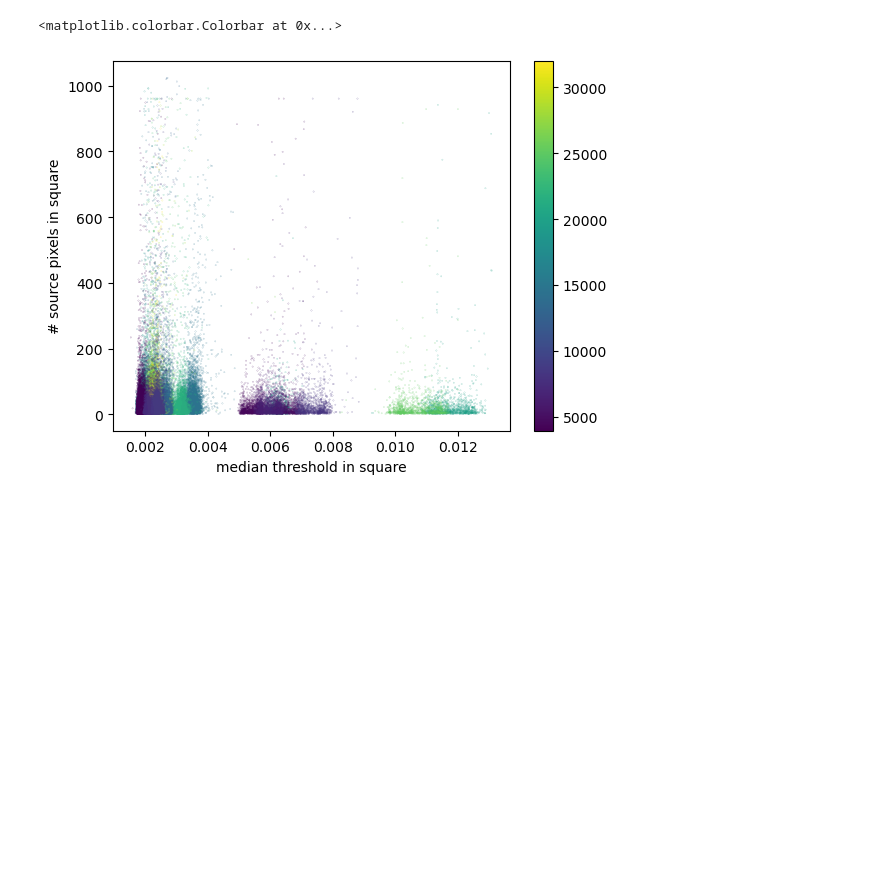
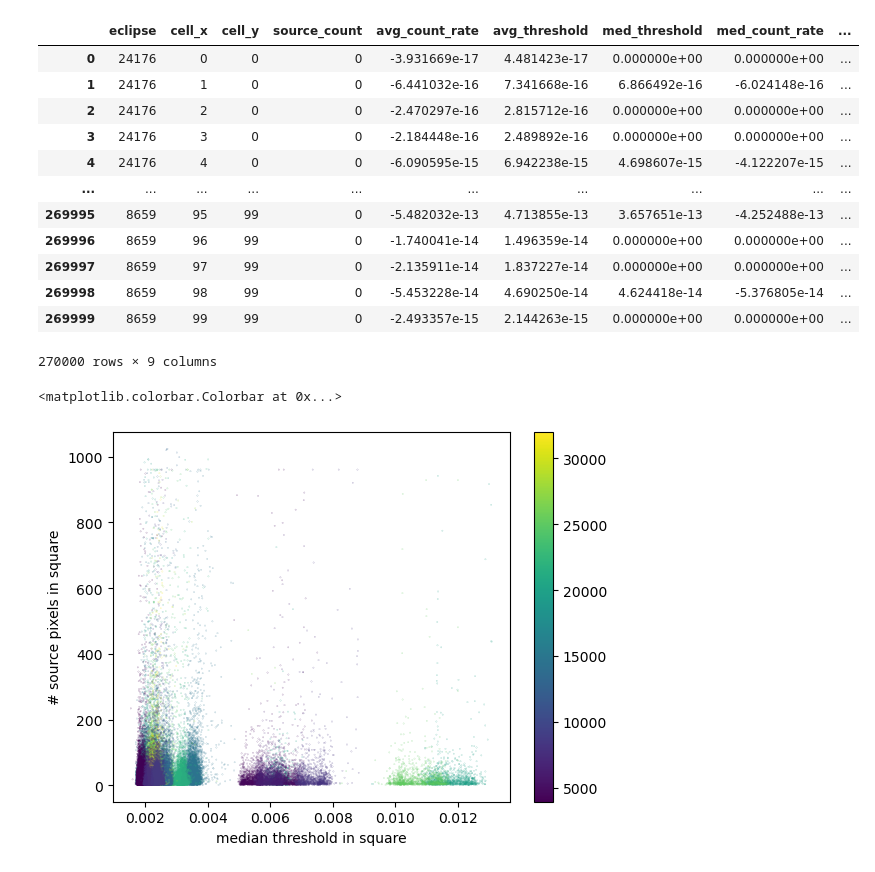
Before and after one commit to MillionConcepts/glcat, a Jupyter notebook: notebooks/background/seg_image_analysis_NUV.ipynb, the cells around one changed output. Cells and saved outputs as stored; diff of their text form; code cells hidden in the pictures; blank space fills up the shorter version.

```diff
--- a/notebooks/background/seg_image_analysis_NUV.ipynb
+++ b/notebooks/background/seg_image_analysis_NUV.ipynb
@@ -56,3 +57,19 @@ df = pd.DataFrame(data)
+# %%
+df
+# %% [output]
+|  | eclipse | cell_x | cell_y | source_count | avg_count_rate | avg_threshold | med_threshold | med_count_rate | ... |
+| 0 | 24176 | 0 | 0 | 0 | -3.931669e-17 | 4.481423e-17 | 0.000000e+00 | 0.000000e+00 | ... |
+| 1 | 24176 | 1 | 0 | 0 | -6.441032e-16 | 7.341668e-16 | 6.866492e-16 | -6.024148e-16 | ... |
+| 2 | 24176 | 2 | 0 | 0 | -2.470297e-16 | 2.815712e-16 | 0.000000e+00 | 0.000000e+00 | ... |
+| 3 | 24176 | 3 | 0 | 0 | -2.184448e-16 | 2.489892e-16 | 0.000000e+00 | 0.000000e+00 | ... |
+| 4 | 24176 | 4 | 0 | 0 | -6.090595e-15 | 6.942238e-15 | 4.698607e-15 | -4.122207e-15 | ... |
+| ... | ... | ... | ... | ... | ... | ... | ... | ... | ... |
+| 269995 | 8659 | 95 | 99 | 0 | -5.482032e-13 | 4.713855e-13 | 3.657651e-13 | -4.252488e-13 | ... |
+| 269996 | 8659 | 96 | 99 | 0 | -1.740041e-14 | 1.496359e-14 | 0.000000e+00 | 0.000000e+00 | ... |
+| 269997 | 8659 | 97 | 99 | 0 | -2.135911e-14 | 1.837227e-14 | 0.000000e+00 | 0.000000e+00 | ... |
+| 269998 | 8659 | 98 | 99 | 0 | -5.453228e-14 | 4.690250e-14 | 4.624418e-14 | -5.376805e-14 | ... |
+| 269999 | 8659 | 99 | 99 | 0 | -2.493357e-15 | 2.144263e-15 | 0.000000e+00 | 0.000000e+00 | ... |
+270000 rows × 9 columns
 # %%
 df_filtered = df[df["source_count"] > 0]
 # %%
```
Also changed, not shown: parts of 3 cells of this notebook, 1 other file.
